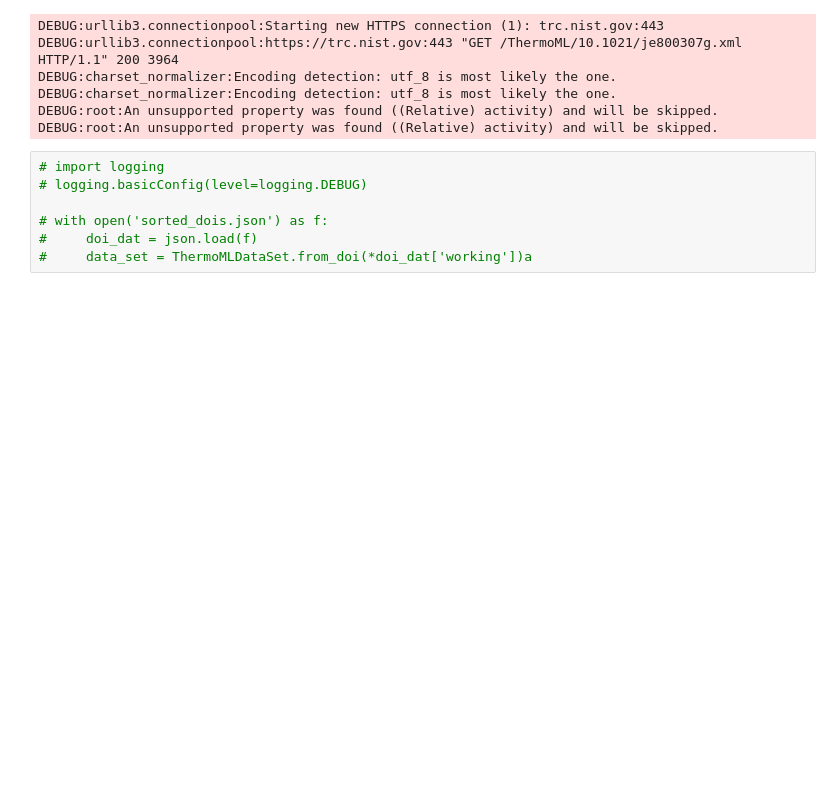
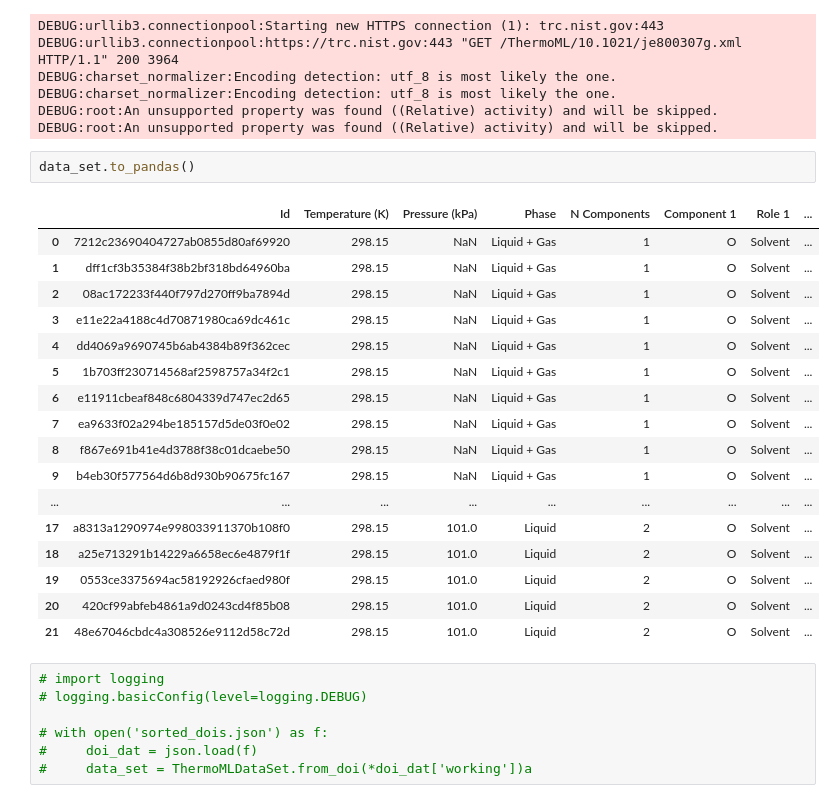
Before and after one commit to barmoral/evaluator-ThermoML, a Jupyter notebook: TML_evaluator_osmcoeff.ipynb, the cells around one changed output. Cells and saved outputs as stored; diff of their text form; blank space fills up the shorter version.

Commit message:
Debugged up to _PureOrMixtureData class in thermoml source file

```diff
--- a/TML_evaluator_osmcoeff.ipynb
+++ b/TML_evaluator_osmcoeff.ipynb
@@ -131,6 +131,26 @@ DEBUG:charset_normalizer:Encoding detection: utf_8 is most likely the one.
 DEBUG:charset_normalizer:Encoding detection: utf_8 is most likely the one.
 DEBUG:root:An unsupported property was found ((Relative) activity) and will be skipped.
 DEBUG:root:An unsupported property was found ((Relative) activity) and will be skipped.
+# %%
+data_set.to_pandas()
+# %% [output]
+|  | Id | Temperature (K) | Pressure (kPa) | Phase | N Components | Component 1 | Role 1 | ... |
+| 0 | 7212c23690404727ab0855d80af69920 | 298.15 | NaN | Liquid + Gas | 1 | O | Solvent | ... |
+| 1 | dff1cf3b35384f38b2bf318bd64960ba | 298.15 | NaN | Liquid + Gas | 1 | O | Solvent | ... |
+| 2 | 08ac172233f440f797d270ff9ba7894d | 298.15 | NaN | Liquid + Gas | 1 | O | Solvent | ... |
+| 3 | e11e22a4188c4d70871980ca69dc461c | 298.15 | NaN | Liquid + Gas | 1 | O | Solvent | ... |
+| 4 | dd4069a9690745b6ab4384b89f362cec | 298.15 | NaN | Liquid + Gas | 1 | O | Solvent | ... |
+| 5 | 1b703ff230714568af2598757a34f2c1 | 298.15 | NaN | Liquid + Gas | 1 | O | Solvent | ... |
+| 6 | e11911cbeaf848c6804339d747ec2d65 | 298.15 | NaN | Liquid + Gas | 1 | O | Solvent | ... |
+| 7 | ea9633f02a294be185157d5de03f0e02 | 298.15 | NaN | Liquid + Gas | 1 | O | Solvent | ... |
+| 8 | f867e691b41e4d3788f38c01dcaebe50 | 298.15 | NaN | Liquid + Gas | 1 | O | Solvent | ... |
+| 9 | b4eb30f577564d6b8d930b90675fc167 | 298.15 | NaN | Liquid + Gas | 1 | O | Solvent | ... |
+| ... | ... | ... | ... | ... | ... | ... | ... | ... |
+| 17 | a8313a1290974e998033911370b108f0 | 298.15 | 101.0 | Liquid | 2 | O | Solvent | ... |
+| 18 | a25e713291b14229a6658ec6e4879f1f | 298.15 | 101.0 | Liquid | 2 | O | Solvent | ... |
+| 19 | 0553ce3375694ac58192926cfaed980f | 298.15 | 101.0 | Liquid | 2 | O | Solvent | ... |
+| 20 | 420cf99abfeb4861a9d0243cd4f85b08 | 298.15 | 101.0 | Liquid | 2 | O | Solvent | ... |
+| 21 | 48e67046cbdc4a308526e9112d58c72d | 298.15 | 101.0 | Liquid | 2 | O | Solvent | ... |
 # %%
 # import logging
 # logging.basicConfig(level=logging.DEBUG)
```
Also changed, not shown: 1 other file.
